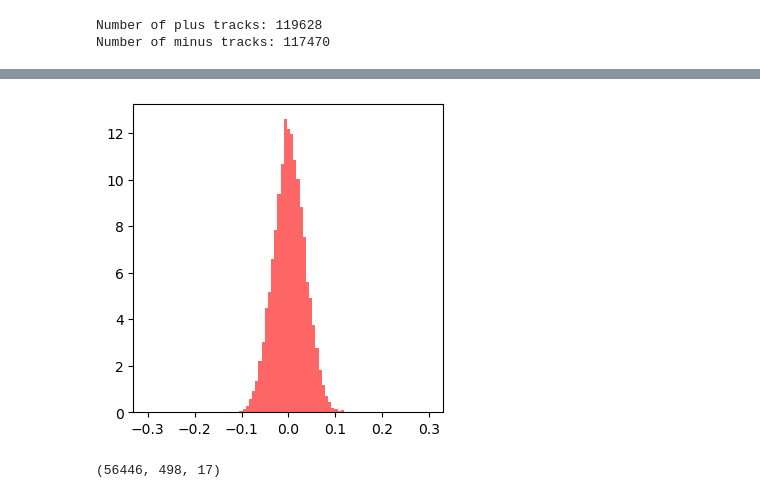
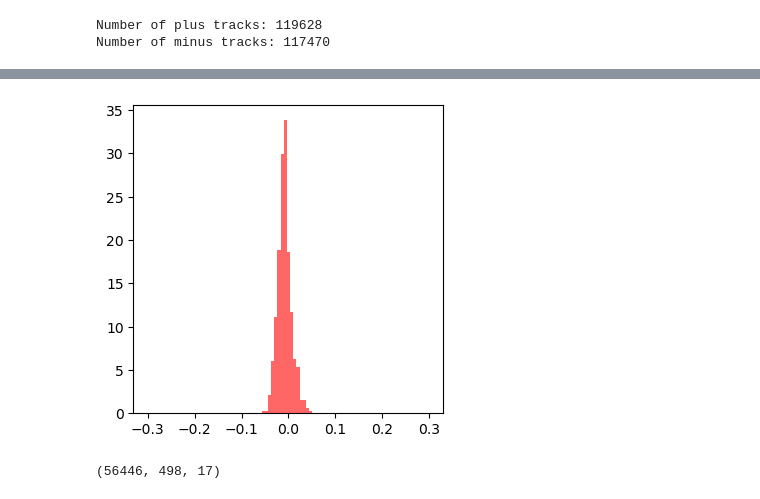
Before and after one commit to viciya/nematics, a Jupyter notebook: nematics/journals/defect_FusionCreation.ipynb, the cells around one changed output, grey strips where cells are left out. Drawn from its saved outputs; the diff is of its cells as text; code cells hidden in the pictures.

```diff
--- a/nematics/journals/defect_FusionCreation.ipynb
+++ b/nematics/journals/defect_FusionCreation.ipynb
@@ -1875,10 +1903,10 @@ SyntaxError: unexpected EOF while parsing (4023514325.py, line 2)
 # %%
 vort_mean = [gaussian_filter(curl_npgrad(np.stack((u, v), axis=-1)),sigma=5).mean() for u, v in zip(uu,vv)]
 # plt.plot(np.arange(len(vort_mean)), vort_mean,".", alpha=.1)
 fig, ax = plt.subplots(1,1, figsize=(4,4))
-_ = ax.hist(vort_mean, bins=np.linspace(-.3,.3, 90), alpha=.6, color="r", density=True)
+_ = ax.hist(vort_mean, bins=np.linspace(-.03,.03, 90), alpha=.6, color="r", density=True)
 # %% [output]
-[figure, old version]
+[figure, new version]
 # %%
 len(vv), len(uv), uu[0].shape[1]//2
 # %% [output]
```
Also changed, not shown: parts of 7 cells of this notebook, 10 other files.
